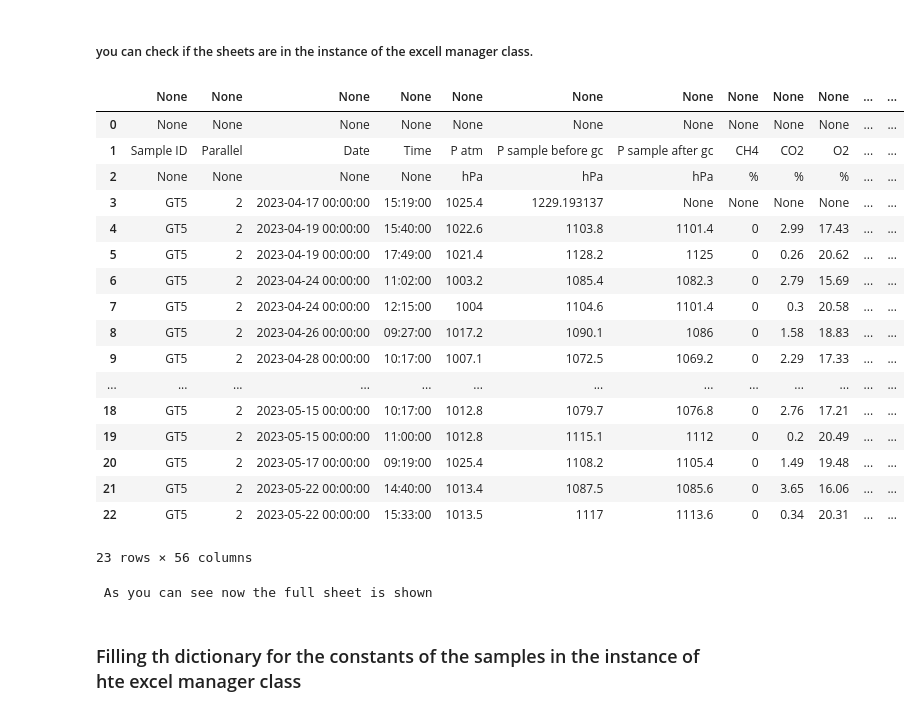
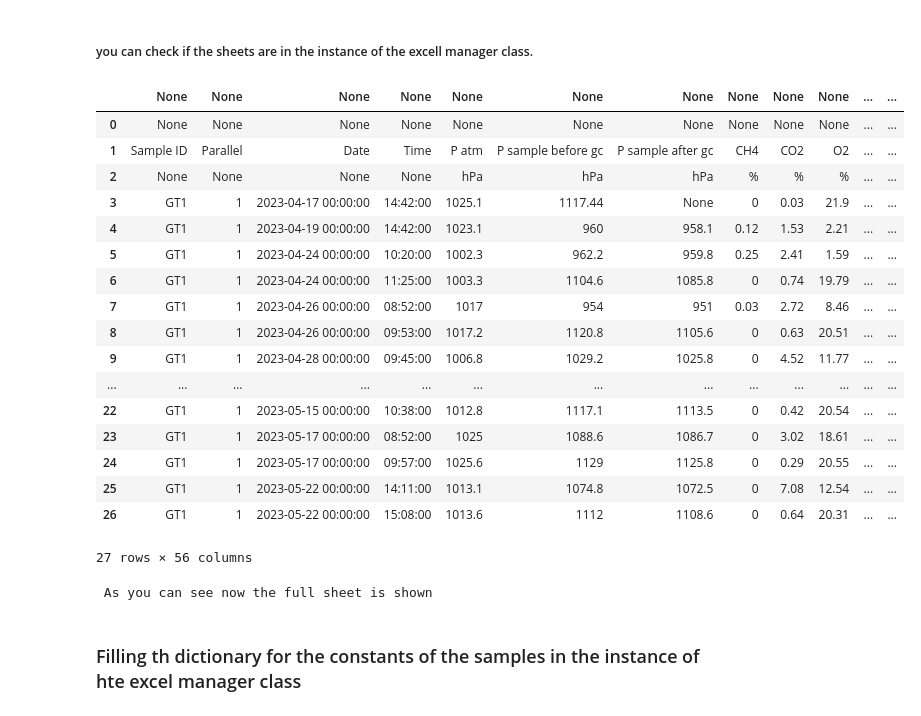
Before and after one commit to RGrobben/Excell_and_Data_Frames_for_Gas_Respiration_tests, a Jupyter notebook: Run/running_sheet_with_given_layout.ipynb, the cells around one changed output. Saved outputs shown, nothing was run; the diff lists cells and outputs as text; code cells hidden in the pictures.

```diff
--- a/Run/running_sheet_with_given_layout.ipynb
+++ b/Run/running_sheet_with_given_layout.ipynb
@@ -32,29 +32,29 @@ basic_column_names = ['Sample ID', 'Parallel', 'Date', 'Time', 'P atm [hPa]', 'P
 ##### you can check if the sheets are in the instance of the excell manager class.
 # %%
 # check if you can see the data_frame
-full_sheet = manager.load_sheet_table(sheet_name="GT5.2", start_row=9)
+full_sheet = manager.load_sheet_table(sheet_name="GT1.1", start_row=9)
 
 display(full_sheet)
 print(f' As you can see now the full sheet is shown')
 # %% [output]
 |  | None | None | None | None | None | None | None | None | None | None | ... | ... |
 | 0 | None | None | None | None | None | None | None | None | None | None | ... | ... |
 | 1 | Sample ID | Parallel | Date | Time | P atm | P sample before gc | P sample after gc | CH4 | CO2 | O2 | ... | ... |
 | 2 | None | None | None | None | hPa | hPa | hPa | % | % | % | ... | ... |
-| 3 | GT5 | 2 | 2023-04-17 00:00:00 | 15:19:00 | 1025.4 | 1229.193137 | None | None | None | None | ... | ... |
-| 4 | GT5 | 2 | 2023-04-19 00:00:00 | 15:40:00 | 1022.6 | 1103.8 | 1101.4 | 0 | 2.99 | 17.43 | ... | ... |
-| 5 | GT5 | 2 | 2023-04-19 00:00:00 | 17:49:00 | 1021.4 | 1128.2 | 1125 | 0 | 0.26 | 20.62 | ... | ... |
-| 6 | GT5 | 2 | 2023-04-24 00:00:00 | 11:02:00 | 1003.2 | 1085.4 | 1082.3 | 0 | 2.79 | 15.69 | ... | ... |
-| 7 | GT5 | 2 | 2023-04-24 00:00:00 | 12:15:00 | 1004 | 1104.6 | 1101.4 | 0 | 0.3 | 20.58 | ... | ... |
-| 8 | GT5 | 2 | 2023-04-26 00:00:00 | 09:27:00 | 1017.2 | 1090.1 | 1086 | 0 | 1.58 | 18.83 | ... | ... |
-| 9 | GT5 | 2 | 2023-04-28 00:00:00 | 10:17:00 | 1007.1 | 1072.5 | 1069.2 | 0 | 2.29 | 17.33 | ... | ... |
+| 3 | GT1 | 1 | 2023-04-17 00:00:00 | 14:42:00 | 1025.1 | 1117.44 | None | 0 | 0.03 | 21.9 | ... | ... |
+| 4 | GT1 | 1 | 2023-04-19 00:00:00 | 14:42:00 | 1023.1 | 960 | 958.1 | 0.12 | 1.53 | 2.21 | ... | ... |
+| 5 | GT1 | 1 | 2023-04-24 00:00:00 | 10:20:00 | 1002.3 | 962.2 | 959.8 | 0.25 | 2.41 | 1.59 | ... | ... |
+| 6 | GT1 | 1 | 2023-04-24 00:00:00 | 11:25:00 | 1003.3 | 1104.6 | 1085.8 | 0 | 0.74 | 19.79 | ... | ... |
+| 7 | GT1 | 1 | 2023-04-26 00:00:00 | 08:52:00 | 1017 | 954 | 951 | 0.03 | 2.72 | 8.46 | ... | ... |
+| 8 | GT1 | 1 | 2023-04-26 00:00:00 | 09:53:00 | 1017.2 | 1120.8 | 1105.6 | 0 | 0.63 | 20.51 | ... | ... |
+| 9 | GT1 | 1 | 2023-04-28 00:00:00 | 09:45:00 | 1006.8 | 1029.2 | 1025.8 | 0 | 4.52 | 11.77 | ... | ... |
 | ... | ... | ... | ... | ... | ... | ... | ... | ... | ... | ... | ... | ... |
-| 18 | GT5 | 2 | 2023-05-15 00:00:00 | 10:17:00 | 1012.8 | 1079.7 | 1076.8 | 0 | 2.76 | 17.21 | ... | ... |
-| 19 | GT5 | 2 | 2023-05-15 00:00:00 | 11:00:00 | 1012.8 | 1115.1 | 1112 | 0 | 0.2 | 20.49 | ... | ... |
-| 20 | GT5 | 2 | 2023-05-17 00:00:00 | 09:19:00 | 1025.4 | 1108.2 | 1105.4 | 0 | 1.49 | 19.48 | ... | ... |
-| 21 | GT5 | 2 | 2023-05-22 00:00:00 | 14:40:00 | 1013.4 | 1087.5 | 1085.6 | 0 | 3.65 | 16.06 | ... | ... |
-| 22 | GT5 | 2 | 2023-05-22 00:00:00 | 15:33:00 | 1013.5 | 1117 | 1113.6 | 0 | 0.34 | 20.31 | ... | ... |
+| 22 | GT1 | 1 | 2023-05-15 00:00:00 | 10:38:00 | 1012.8 | 1117.1 | 1113.5 | 0 | 0.42 | 20.54 | ... | ... |
+| 23 | GT1 | 1 | 2023-05-17 00:00:00 | 08:52:00 | 1025 | 1088.6 | 1086.7 | 0 | 3.02 | 18.61 | ... | ... |
+| 24 | GT1 | 1 | 2023-05-17 00:00:00 | 09:57:00 | 1025.6 | 1129 | 1125.8 | 0 | 0.29 | 20.55 | ... | ... |
+| 25 | GT1 | 1 | 2023-05-22 00:00:00 | 14:11:00 | 1013.1 | 1074.8 | 1072.5 | 0 | 7.08 | 12.54 | ... | ... |
+| 26 | GT1 | 1 | 2023-05-22 00:00:00 | 15:08:00 | 1013.6 | 1112 | 1108.6 | 0 | 0.64 | 20.31 | ... | ... |
-23 rows × 56 columns
+27 rows × 56 columns
  As you can see now the full sheet is shown
 # %% [markdown]
 ### Filling th dictionary for the constants of the samples  in the instance of hte excel manager class
```
Also changed, not shown: parts of 3 cells of this notebook, 3 other files.
